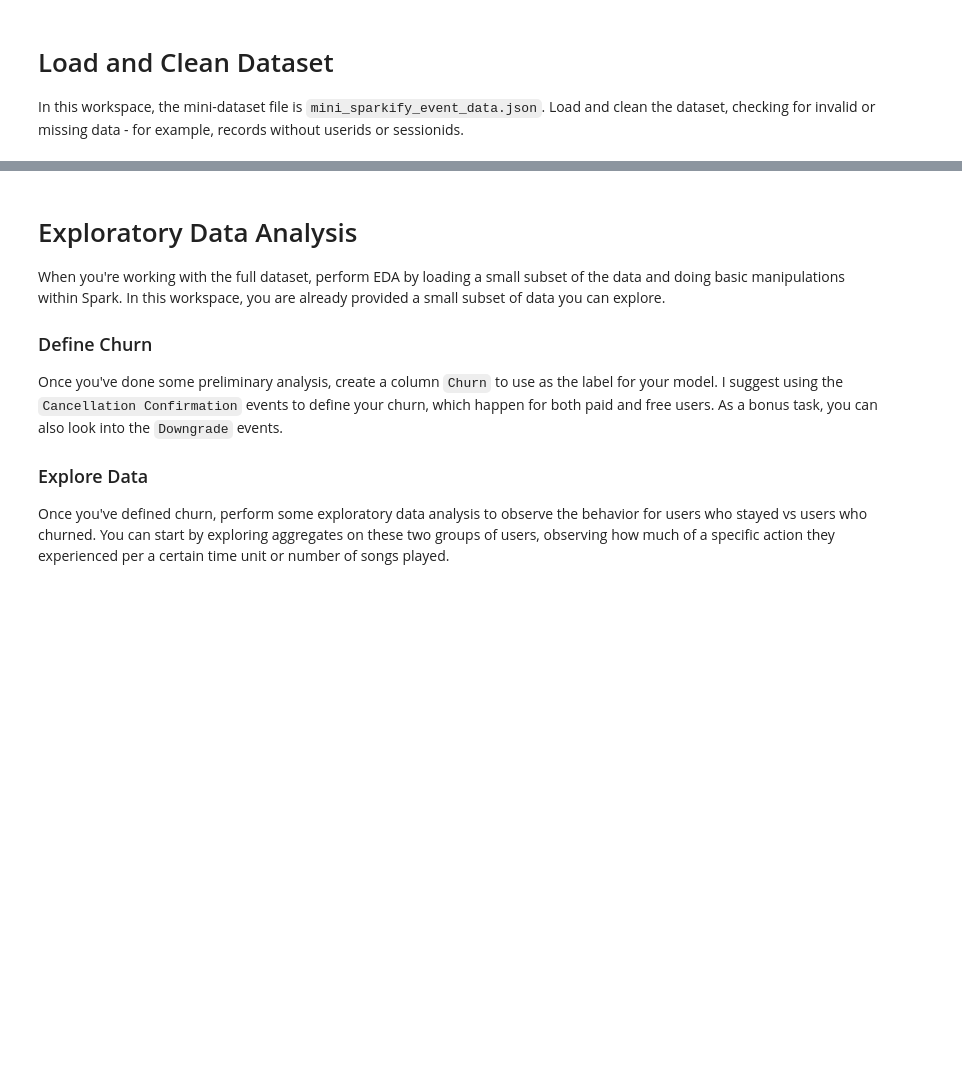
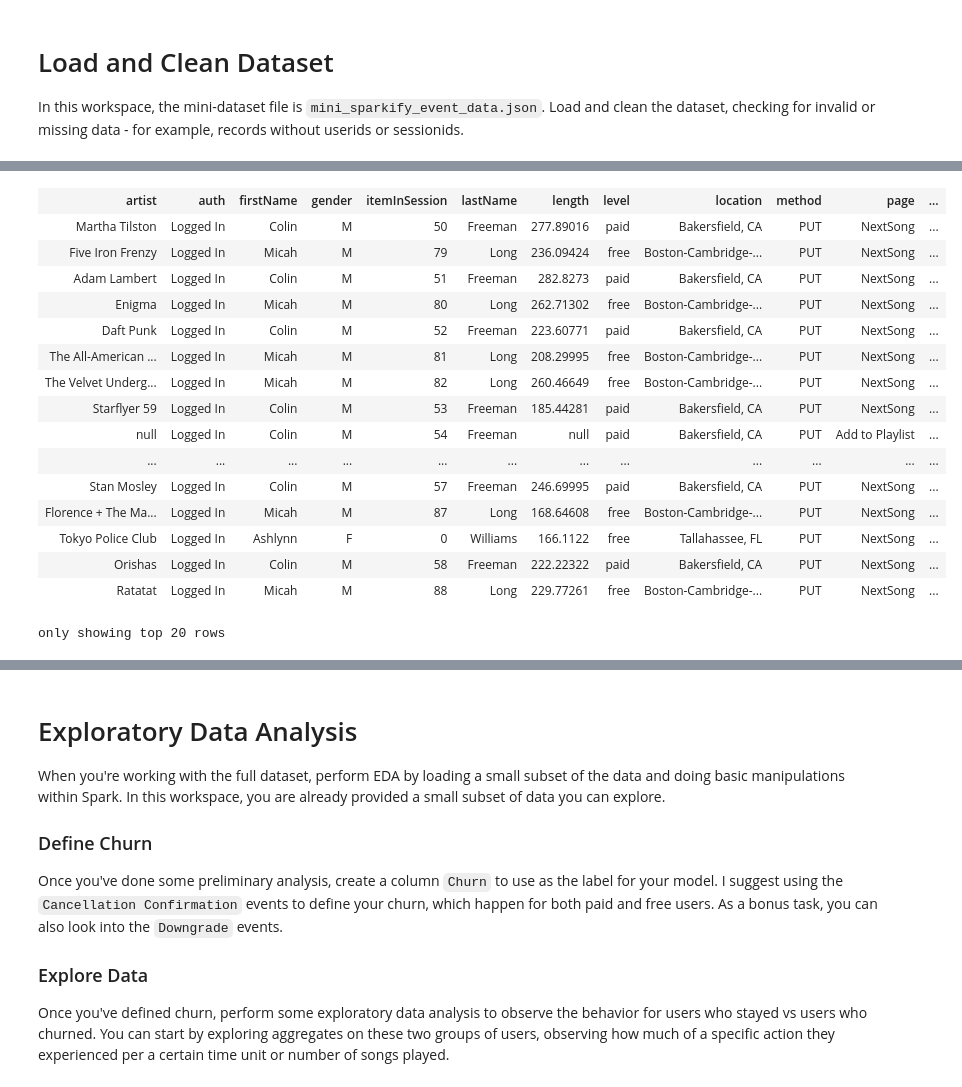
Before and after one commit to rabadzhiyski/projectSpark, a Jupyter notebook: Sparkify.ipynb, the cells around one changed output, grey strips where cells are left out. Saved outputs shown, nothing was run; the diff lists cells and outputs as text; code cells hidden in the pictures; blank space fills up the shorter version.

```diff
--- a/Sparkify.ipynb
+++ b/Sparkify.ipynb
@@ -24,0 +70,20 @@ In this workspace, the mini-dataset file is `mini_sparkify_event_data.json`. Loa
+# %%
+df
+# %% [output]
+| artist | auth | firstName | gender | itemInSession | lastName | length | level | location | method | page | ... |
+| Martha Tilston | Logged In | Colin | M | 50 | Freeman | 277.89016 | paid | Bakersfield, CA | PUT | NextSong | ... |
+| Five Iron Frenzy | Logged In | Micah | M | 79 | Long | 236.09424 | free | Boston-Cambridge-... | PUT | NextSong | ... |
+| Adam Lambert | Logged In | Colin | M | 51 | Freeman | 282.8273 | paid | Bakersfield, CA | PUT | NextSong | ... |
+| Enigma | Logged In | Micah | M | 80 | Long | 262.71302 | free | Boston-Cambridge-... | PUT | NextSong | ... |
+| Daft Punk | Logged In | Colin | M | 52 | Freeman | 223.60771 | paid | Bakersfield, CA | PUT | NextSong | ... |
+| The All-American ... | Logged In | Micah | M | 81 | Long | 208.29995 | free | Boston-Cambridge-... | PUT | NextSong | ... |
+| The Velvet Underg... | Logged In | Micah | M | 82 | Long | 260.46649 | free | Boston-Cambridge-... | PUT | NextSong | ... |
+| Starflyer 59 | Logged In | Colin | M | 53 | Freeman | 185.44281 | paid | Bakersfield, CA | PUT | NextSong | ... |
+| null | Logged In | Colin | M | 54 | Freeman | null | paid | Bakersfield, CA | PUT | Add to Playlist | ... |
+| ... | ... | ... | ... | ... | ... | ... | ... | ... | ... | ... | ... |
+| Stan Mosley | Logged In | Colin | M | 57 | Freeman | 246.69995 | paid | Bakersfield, CA | PUT | NextSong | ... |
+| Florence + The Ma... | Logged In | Micah | M | 87 | Long | 168.64608 | free | Boston-Cambridge-... | PUT | NextSong | ... |
+| Tokyo Police Club | Logged In | Ashlynn | F | 0 | Williams | 166.1122 | free | Tallahassee, FL | PUT | NextSong | ... |
+| Orishas | Logged In | Colin | M | 58 | Freeman | 222.22322 | paid | Bakersfield, CA | PUT | NextSong | ... |
+| Ratatat | Logged In | Micah | M | 88 | Long | 229.77261 | free | Boston-Cambridge-... | PUT | NextSong | ... |
+only showing top 20 rows
```
Also changed, not shown: parts of 24 cells of this notebook.
